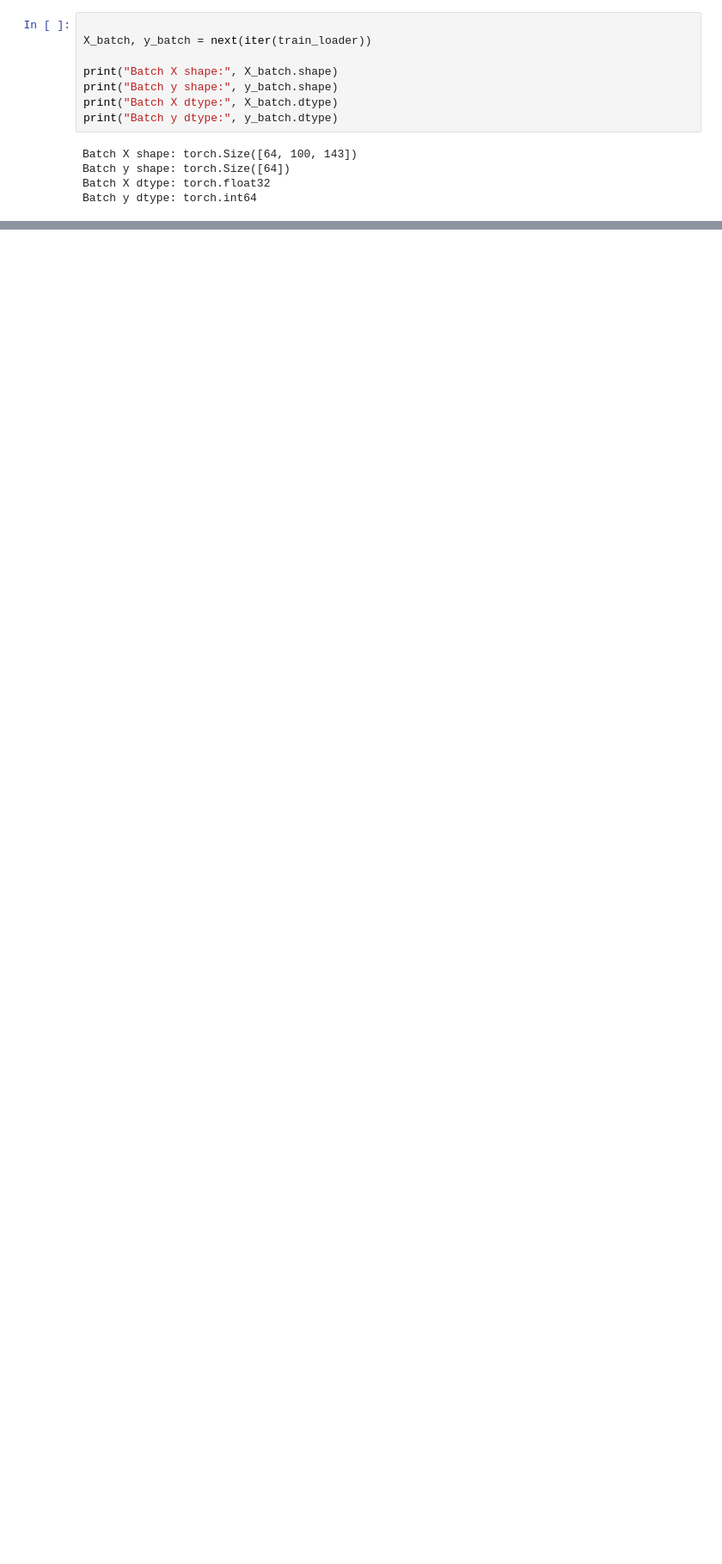
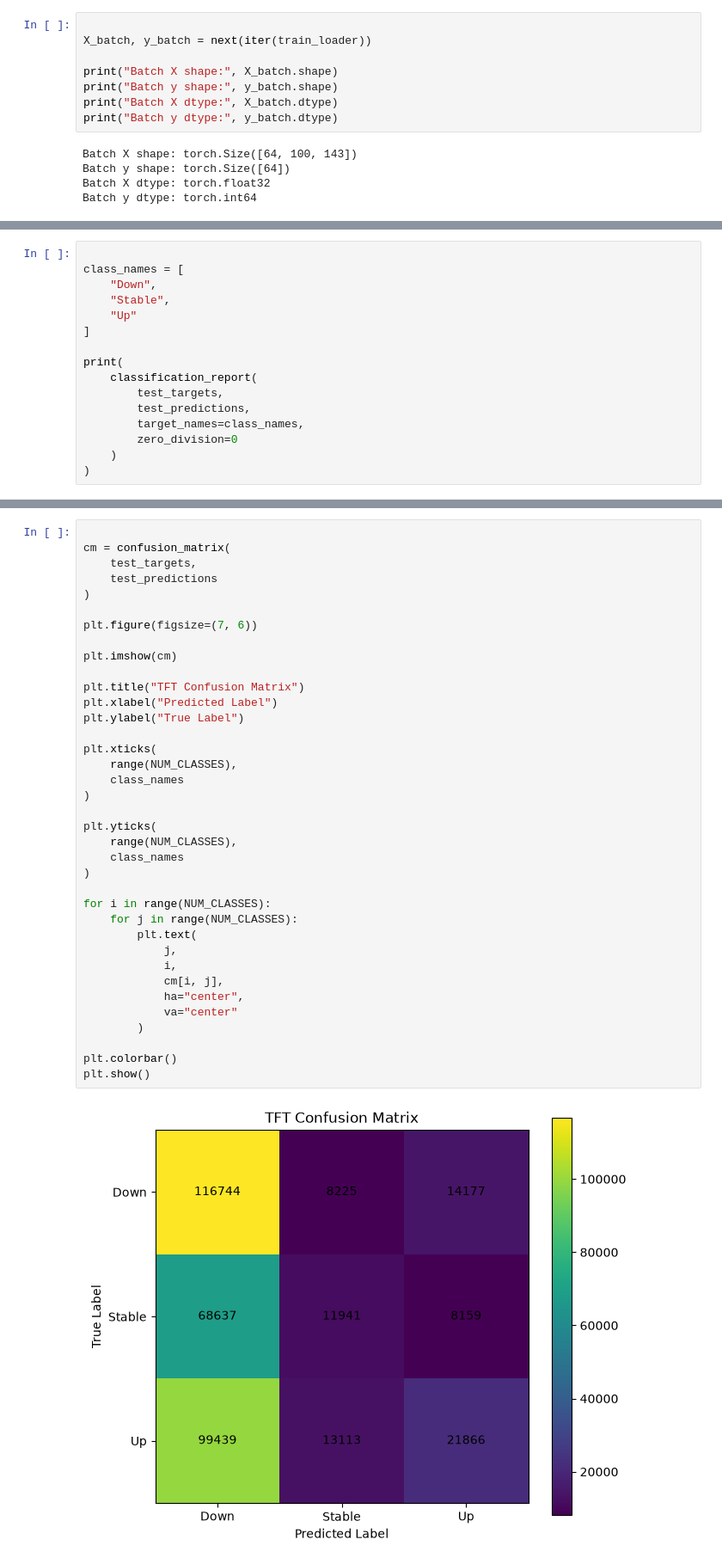
Before and after one commit to Devansh1-tech/QuantFormer-Multimodal-Order-Book-Sentiment-Transformer, a Jupyter notebook: notebooks/05_TFT.ipynb, the cells around one changed output, grey strips where cells are left out. Shown at 86% size. Saved outputs shown, nothing was run; the diff lists cells and outputs as text; blank space fills up the shorter version.

```diff
--- a/notebooks/05_TFT.ipynb
+++ b/notebooks/05_TFT.ipynb
@@ -264,0 +1320,16 @@ Batch y dtype: torch.int64
+# %%
+
+class_names = [
+    "Down",
+    "Stable",
+    "Up"
+]
+
+print(
+    classification_report(
+        test_targets,
+        test_predictions,
+        target_names=class_names,
+        zero_division=0
+    )
+)
@@ -264,0 +1350,39 @@ Batch y dtype: torch.int64
+# %%
+
+cm = confusion_matrix(
+    test_targets,
+    test_predictions
+)
+
+plt.figure(figsize=(7, 6))
+
+plt.imshow(cm)
+
+plt.title("TFT Confusion Matrix")
+plt.xlabel("Predicted Label")
+plt.ylabel("True Label")
+
+plt.xticks(
+    range(NUM_CLASSES),
+    class_names
+)
+
+plt.yticks(
+    range(NUM_CLASSES),
+    class_names
+)
+
+for i in range(NUM_CLASSES):
+    for j in range(NUM_CLASSES):
+        plt.text(
+            j,
+            i,
+            cm[i, j],
+            ha="center",
+            va="center"
+        )
+
+plt.colorbar()
+plt.show()
+# %% [output]
+[figure, added]
```
Also changed, not shown: parts of 66 cells of this notebook, 1 other file.
